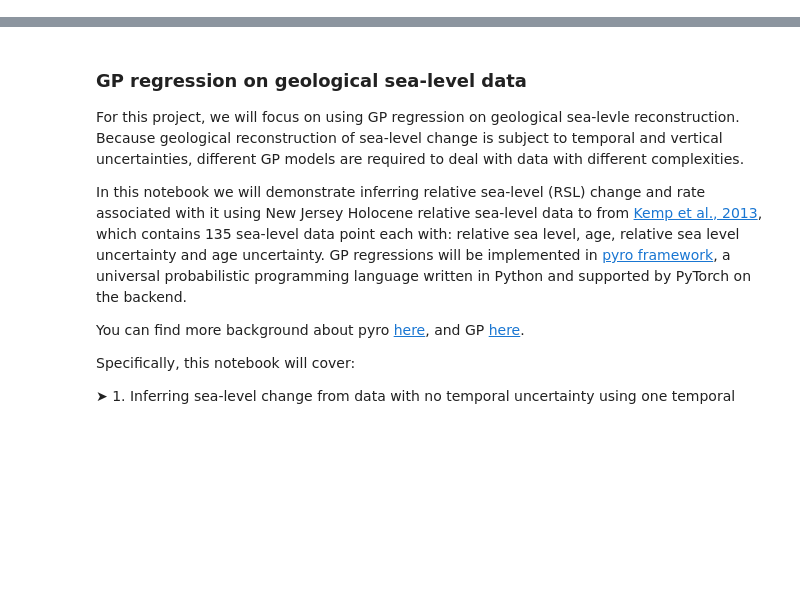
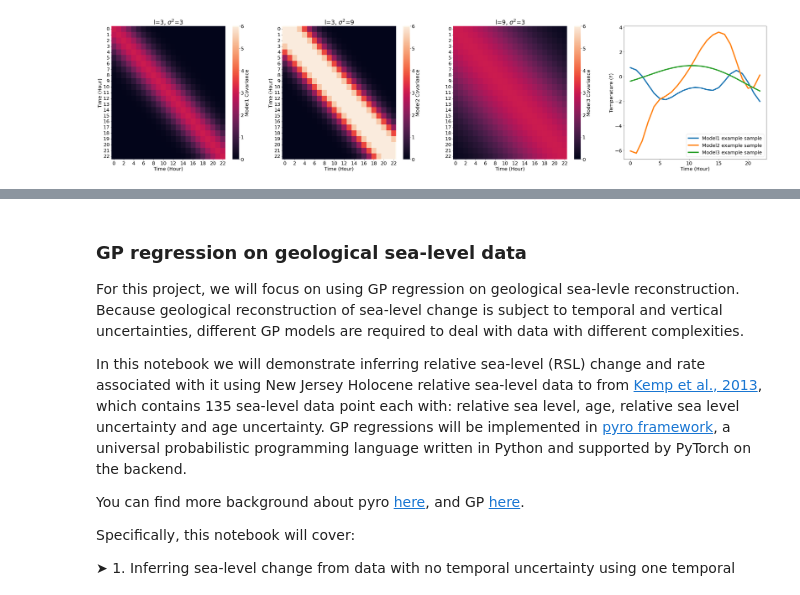
Before and after one commit to radical-collaboration/PaleoSTeHM, a Jupyter notebook: Tutorials/2. Temporal GP/4. Temporal GP.ipynb, the cells around one changed output, grey strips where cells are left out. Cells and saved outputs as stored; diff of their text form; code cells hidden in the pictures; blank space fills up the shorter version.

```diff
--- a/Tutorials/2. Temporal GP/PaleoSTeHM_Temporal.ipynb
+++ b/Tutorials/2. Temporal GP/4. Temporal GP.ipynb
@@ -34,0 +88,37 @@ The difference between these two method will be demonstrated in this notebook.
+# %%
+model1 = 3*np.exp(-0.5*sqaured_diff_mat/3**2)
+model2 = 9*np.exp(-0.5*sqaured_diff_mat/3**2)
+model3 = 3*np.exp(-0.5*sqaured_diff_mat/9**2)
+
+plt.figure(figsize=(48,10))
+
+plt.subplot(1,4,1)
+sns.heatmap(model1, vmax=6,vmin=0,cbar_kws={'label': 'Model1 Covariance'})
+plt.xlabel('Time (Hour)')
+plt.ylabel('Time (Hour)')
+plt.title('l=3, $\sigma^2$=3')
+
+plt.subplot(1,4,2)
+sns.heatmap(model2, vmax=6,vmin=0,cbar_kws={'label': 'Model2 Covariance'})
+plt.title('l=3, $\sigma^2$=9')
+plt.xlabel('Time (Hour)')
+plt.ylabel('Time (Hour)')
+
+plt.subplot(1,4,3)
+sns.heatmap(model3, vmax=6,vmin=0,cbar_kws={'label': 'Model3 Covariance'})
+plt.xlabel('Time (Hour)')
+plt.title('l=9, $\sigma^2$=3');
+
+#draw sample from a multivariate normal distribution using covariance matrix above
+sample1 = np.random.multivariate_normal(np.zeros(len(model1)), cov=model1)
+sample2 = np.random.multivariate_normal(np.zeros(len(model2)), cov=model2)
+sample3 = np.random.multivariate_normal(np.zeros(len(model3)), cov=model3)
+plt.subplot(1,4,4)
+plt.plot(time,sample1,label='Model1 example sample',lw=5)
+plt.plot(time,sample2,label='Model2 example sample',lw=5)
+plt.plot(time,sample3,label='Model3 example sample',lw=5)
+plt.legend()
+plt.xlabel('Time (Hour)')
+plt.ylabel('Temperature (F)');
+# %% [output]
+[figure, added]
```
Also changed, not shown: parts of 11 cells of this notebook, 4 other files.
